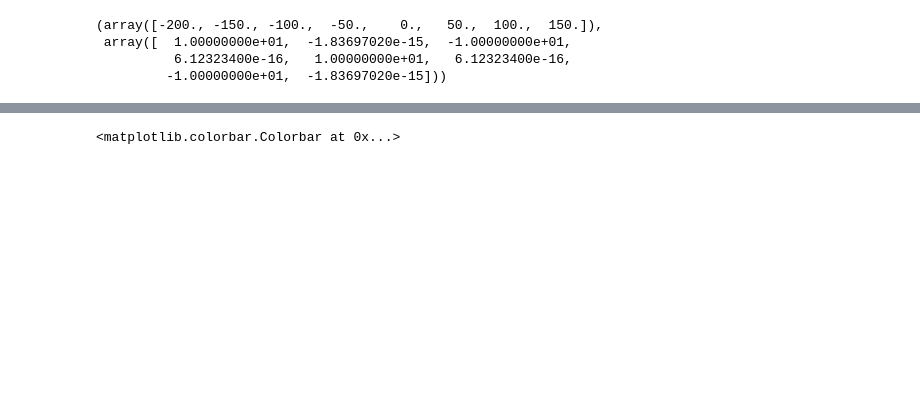
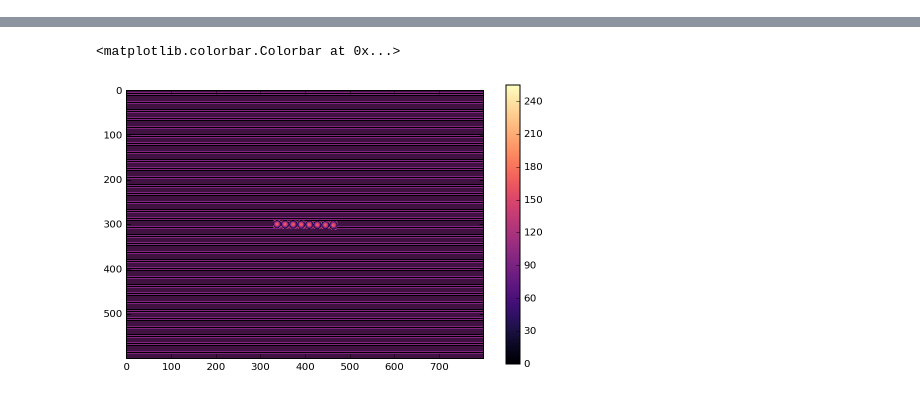
Before and after one commit to multispot-software/LCOS_LabVIEW, a Jupyter notebook: python/Create Pattern.ipynb, the cells around one changed output, grey strips where cells are left out. Cells and saved outputs as stored; diff of their text form; code cells hidden in the pictures; blank space fills up the shorter version.

Commit message:
Add stretch parameter

```diff
--- a/python/Create Pattern.ipynb
+++ b/python/Create Pattern.ipynb
@@ -8,43 +8,38 @@ import matplotlib as mpl
 # %%
 d = {
- 'Xm': [21],#[21.72, 44.87, 68.2, 91.45, 114.72, 137.87, 160.97, 184.04],
+ 'Xm': [21, 21.72, 44.87, 68.2, 91.45, 114.72, 137.87, 160.97, 184.04],
  'Ym': [21.72, 44.87, 68.2, 91.45, 114.72, 137.87, 160.97, 184.04],
- 'center_x': -200,
- 'center_y': -200,
+ 'center_x': 0,
+ 'center_y': 0,
  'dark_all': False,
- 'debug': False,
  'focal': 0.032,
  'grid': True,
- 'ncols': 6,
+ 'ncols': 8,
  'nospot': False,
- 'nrows': 4,
- 'phase_factor': 50,
- 'phase_max': 3.0,
+ 'nrows': 1,
+ 'phase_factor': 85,
+ 'phase_max': 2.0,
  'phase_wrap_neg': True,
- 'phase_wrap_pos': False,
- 'pitch_x': 35.0,
- 'pitch_y': 40.0,
+ 'phase_wrap_pos': True,
+ 'pitch_x': 18,
+ 'pitch_y': 18,
  'ref_spot': 0,
  'ref_spot_dark': False,
- 'rotation': 10,
+ 'rotation': 1,
  'spotsize': 30.0,
  'steer_horiz': True,
  'steer_lw': 2,
- 'steer_pad': 1,
- 'steer_vmax': 60,
+ 'steer_pad': 4,
+ 'steer_vmax': 95,
  'test_pattern': False,
- 'wavelen': 5.23e-07}
+ 'wavelen': 532e-09,
+ 'stretch': True}
-# %%
-spot_coord_test()
-# %% [output]
-(array([-200., -150., -100.,  -50.,    0.,   50.,  100.,  150.]),
- array([  1.00000000e+01,  -1.83697020e-15,  -1.00000000e+01,
-          6.12323400e-16,   1.00000000e+01,   6.12323400e-16,
-         -1.00000000e+01,  -1.83697020e-15]))
 # %%
-a = pattern_from_dict(**d)
+a = compute_pattern(**d)
 # %%
-fig, ax = plt.subplots(figsize=(12, 8))
-plt.imshow(a, interpolation='none', cmap='magma')
+fig, ax = plt.subplots(figsize=(8, 5))
+im = plt.imshow(a, interpolation='none', cmap='magma',
+                vmin=0, vmax=255)#, norm=mpl.colors.LogNorm(1, 255))
 plt.colorbar()
+#plt.tight_layout()
 # %% [output]
@@ -53 +46,2 @@ plt.colorbar()
 <matplotlib.colorbar.Colorbar at 0x...>
+[figure, added]
```
Also changed, not shown: parts of 4 cells of this notebook, 6 other files.
